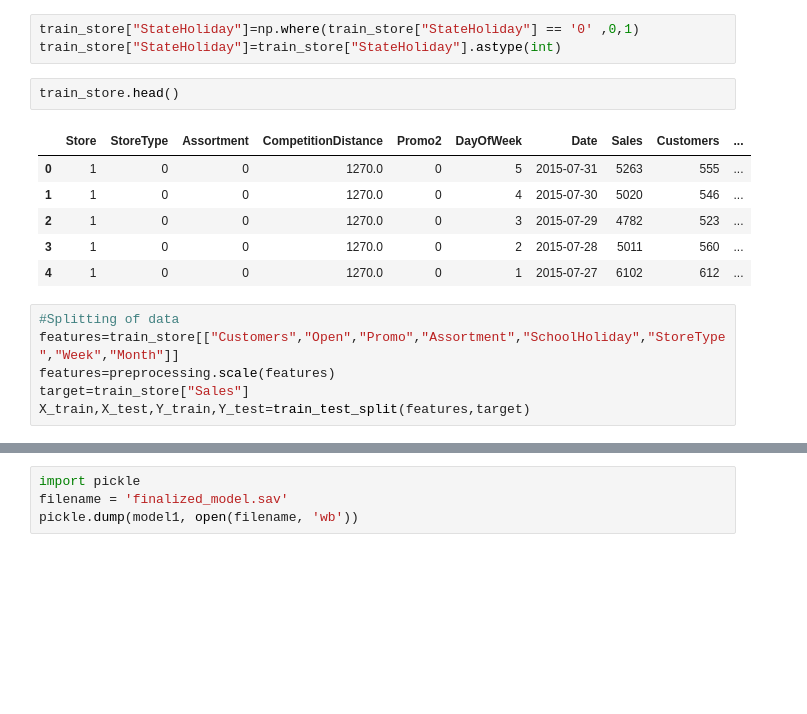
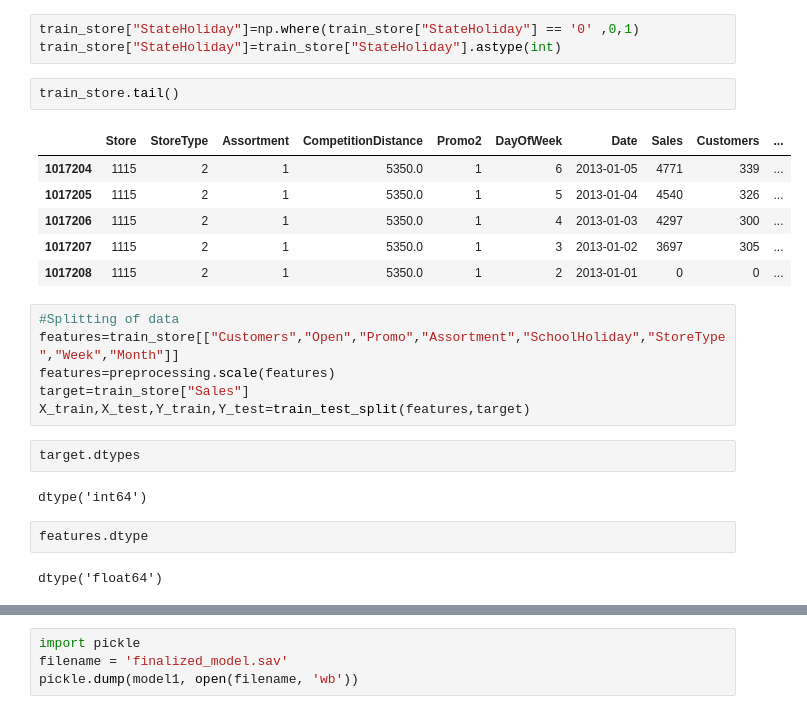
Before and after one commit to munyolec/Sales_Prediction, a Jupyter notebook: Sales_prediction_final.ipynb, the cells around one changed output, grey strips where cells are left out. Saved outputs shown, nothing was run; the diff lists cells and outputs as text; blank space fills up the shorter version.

```diff
--- a/Sales_prediction_final.ipynb
+++ b/Sales_prediction_final.ipynb
@@ -304,20 +311,28 @@ array(['0', 'a', 'b', 'c', 0], dtype=object)
 train_store["StateHoliday"]=np.where(train_store["StateHoliday"] == '0' ,0,1)
 train_store["StateHoliday"]=train_store["StateHoliday"].astype(int)
 # %%
-train_store.head()
+train_store.tail()
 # %% [output]
 |  | Store | StoreType | Assortment | CompetitionDistance | Promo2 | DayOfWeek | Date | Sales | Customers | ... |
-| 0 | 1 | 0 | 0 | 1270.0 | 0 | 5 | 2015-07-31 | 5263 | 555 | ... |
-| 1 | 1 | 0 | 0 | 1270.0 | 0 | 4 | 2015-07-30 | 5020 | 546 | ... |
-| 2 | 1 | 0 | 0 | 1270.0 | 0 | 3 | 2015-07-29 | 4782 | 523 | ... |
-| 3 | 1 | 0 | 0 | 1270.0 | 0 | 2 | 2015-07-28 | 5011 | 560 | ... |
-| 4 | 1 | 0 | 0 | 1270.0 | 0 | 1 | 2015-07-27 | 6102 | 612 | ... |
+| 1017204 | 1115 | 2 | 1 | 5350.0 | 1 | 6 | 2013-01-05 | 4771 | 339 | ... |
+| 1017205 | 1115 | 2 | 1 | 5350.0 | 1 | 5 | 2013-01-04 | 4540 | 326 | ... |
+| 1017206 | 1115 | 2 | 1 | 5350.0 | 1 | 4 | 2013-01-03 | 4297 | 300 | ... |
+| 1017207 | 1115 | 2 | 1 | 5350.0 | 1 | 3 | 2013-01-02 | 3697 | 305 | ... |
+| 1017208 | 1115 | 2 | 1 | 5350.0 | 1 | 2 | 2013-01-01 | 0 | 0 | ... |
 # %%
 #Splitting of data
 features=train_store[["Customers","Open","Promo","Assortment","SchoolHoliday","StoreType","Week","Month"]]
 features=preprocessing.scale(features)
 target=train_store["Sales"]
 X_train,X_test,Y_train,Y_test=train_test_split(features,target)
+# %%
+target.dtypes
+# %% [output]
+dtype('int64')
+# %%
+features.dtype
+# %% [output]
+dtype('float64')
 # %%
 model1=LinearRegression()
 model1.fit(X_train,Y_train)
```
Also changed, not shown: parts of 16 cells of this notebook.
